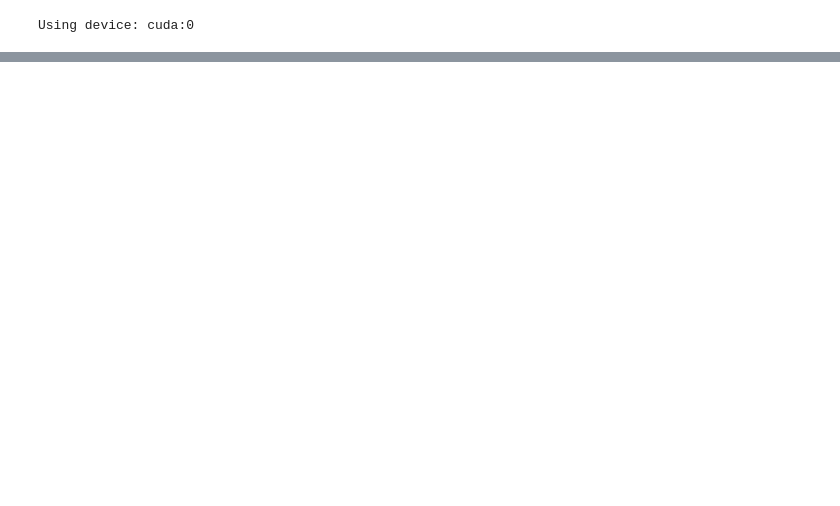
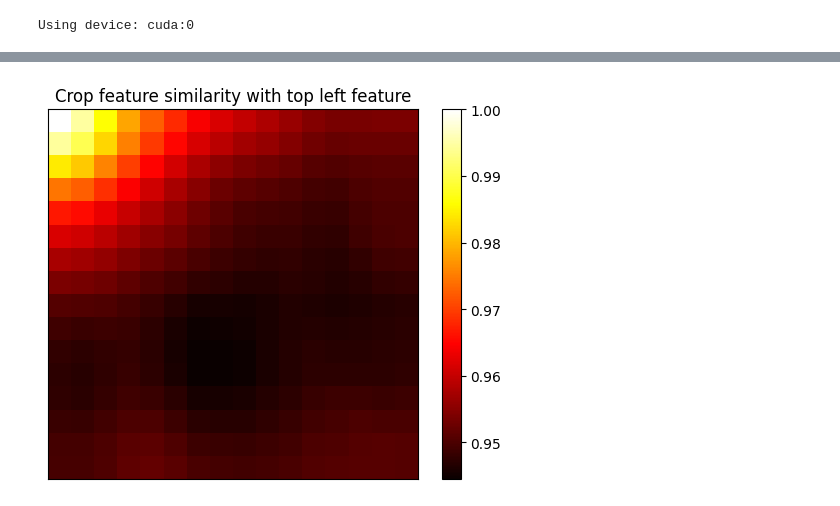
Before and after one commit to edabier/SS-HSU_benchmark, a Jupyter notebook: padding_training_2.ipynb, the cells around one changed output, grey strips where cells are left out. Drawn from its saved outputs; the diff is of its cells as text; code cells hidden in the pictures; blank space fills up the shorter version.

```diff
--- a/padding_training_2.ipynb
+++ b/padding_training_2.ipynb
@@ -61 +68,48 @@ Y_224, A_224 = rsfm.reshape_Y("DOFA", Y_init, new_H, A)
+# %%
+# Compute similarity between crops' features
+
+fm_name = "DOFA"
+feature_maps = []
+
+patch = 16
+
+with torch.no_grad():
+    for i in range(patch):
+        for j in range(patch):
+            Y_crop = Y_init[:, :, i:224+i, j:224+j]
+            fm, Y_init_f, new_H = rsfm.create_fm(fm_name, Y_crop, n_features=1, use_cls=False, extend_cls=False, path=global_path, patch_size=16)
+
+            if fm_name == "DOFA":
+                features = rsfm.get_dofa_features(fm, Y_init_f, wavelengths)
+            elif fm_name == "HyperFree":
+                features = rsfm.get_hyperfree_features(fm, Y_init_f, wavelengths)
+            D = int(features.shape[0]/1)
+            alpha = int(features.shape[1]**0.5)
+            feature_maps.append(features.reshape(D, alpha, alpha))
+            del features
+            gc.collect()
+            # Y_224, A_224 = rsfm.reshape_Y(fm_name, Y_init, new_H, A)
+
+ref_feature = feature_maps[0]  # shape: (768, 14, 14)
+ref_feature_flat = ref_feature.permute(1, 2, 0).reshape(-1, 768)  # shape: (196, 768)
+similarity_map = torch.zeros((len(feature_maps), 14, 14))
+
+for idx, feature in enumerate(feature_maps):
+    feature_flat = feature.permute(1, 2, 0).reshape(-1, 768)  # shape: (196, 768)
+    ref_norm = F.normalize(ref_feature_flat, p=2, dim=1)
+    feature_norm = F.normalize(feature_flat, p=2, dim=1)
+    cos_sim = F.cosine_similarity(ref_norm, feature_norm, dim=1)
+    similarity_map[idx] = cos_sim.reshape(14, 14)
+
+avg_similarity = similarity_map.mean(dim=(1, 2))
+avg_similarity_map = avg_similarity.reshape(patch, patch)
+
+plt.imshow(avg_similarity_map.detach().cpu(), cmap='hot')
+plt.colorbar()
+plt.title("Crop feature similarity with top left feature")
+plt.xticks([])
+plt.yticks([])
+plt.show()
+# %% [output]
+[figure, added]
 # %%
```
Also changed, not shown: parts of 7 cells of this notebook, 8 other files.
